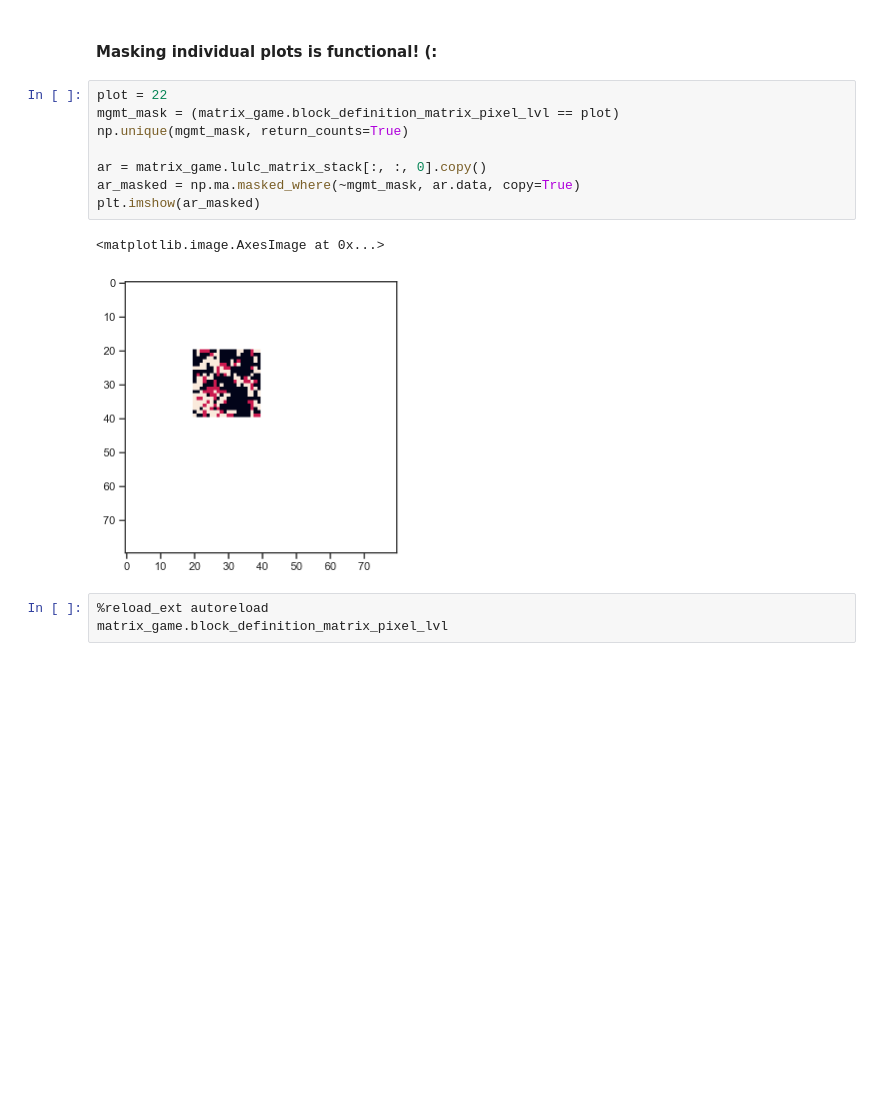
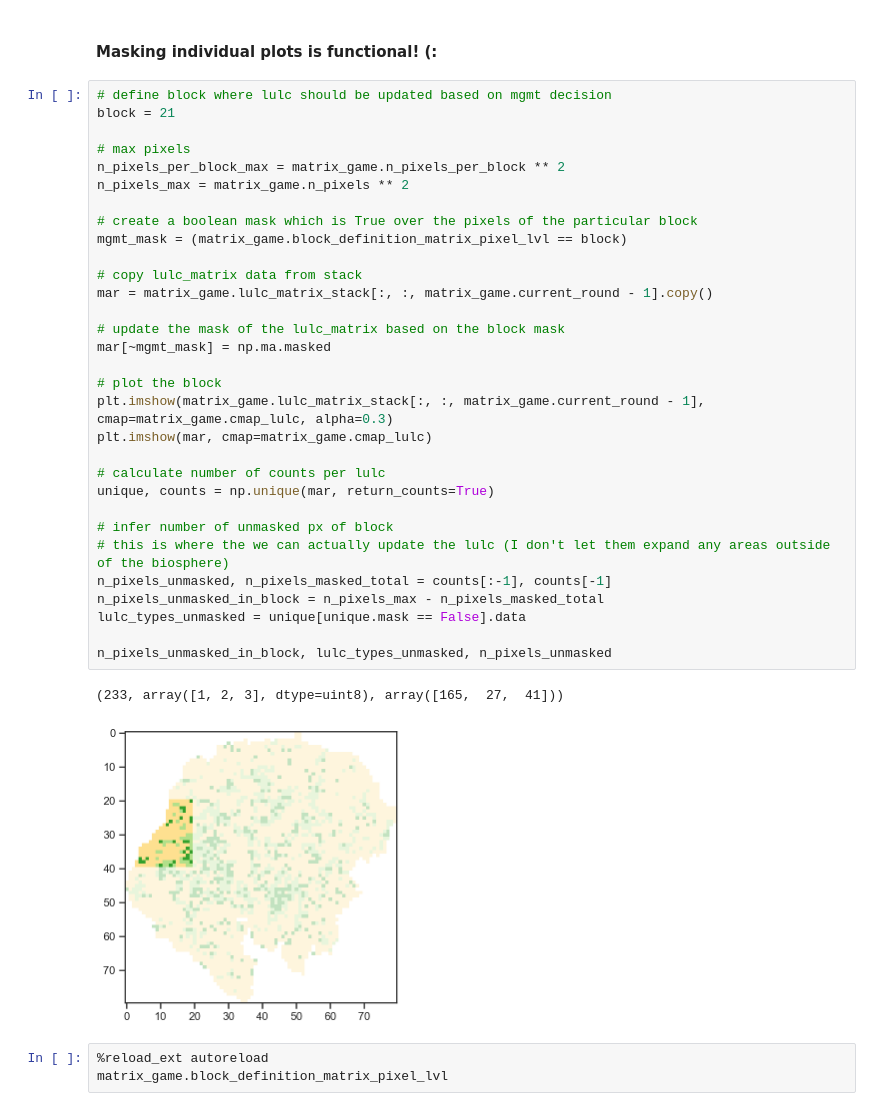
Before and after one commit to derpyninja/gecm, a Jupyter notebook: notebooks/01-mb-fz-prototype-v2.ipynb, the cells around one changed output. Drawn from its saved outputs; the diff is of its cells as text; blank space fills up the shorter version.

```diff
--- a/notebooks/01-mb-fz-prototype-v2.ipynb
+++ b/notebooks/01-mb-fz-prototype-v2.ipynb
@@ -262,16 +257,39 @@ matrix_game.df_mgmt_decisions_long.query("round == 1 & plot > 0")
 # %% [markdown]
 #### Masking individual plots is functional! (:
-# %%
-plot = 22
-mgmt_mask = (matrix_game.block_definition_matrix_pixel_lvl == plot)
-np.unique(mgmt_mask, return_counts=True)
-
-ar = matrix_game.lulc_matrix_stack[:, :, 0].copy()
-ar_masked = np.ma.masked_where(~mgmt_mask, ar.data, copy=True)
-plt.imshow(ar_masked)
-# %% [output]
-<matplotlib.image.AxesImage at 0x...>
-[figure, removed]
+# %%
+# define block where lulc should be updated based on mgmt decision
+block = 21
+
+# max pixels
+n_pixels_per_block_max = matrix_game.n_pixels_per_block ** 2
+n_pixels_max = matrix_game.n_pixels ** 2
+
+# create a boolean mask which is True over the pixels of the particular block
+mgmt_mask = (matrix_game.block_definition_matrix_pixel_lvl == block)
+
+# copy lulc_matrix data from stack
+mar = matrix_game.lulc_matrix_stack[:, :, matrix_game.current_round - 1].copy()
+
+# update the mask of the lulc_matrix based on the block mask
+mar[~mgmt_mask] = np.ma.masked
+
+# plot the block
+plt.imshow(matrix_game.lulc_matrix_stack[:, :, matrix_game.current_round - 1], cmap=matrix_game.cmap_lulc, alpha=0.3)
+plt.imshow(mar, cmap=matrix_game.cmap_lulc)
+
+# calculate number of counts per lulc
+unique, counts = np.unique(mar, return_counts=True)
+
+# infer number of unmasked px of block
+# this is where the we can actually update the lulc (I don't let them expand any areas outside of the biosphere)
+n_pixels_unmasked, n_pixels_masked_total = counts[:-1], counts[-1]
+n_pixels_unmasked_in_block = n_pixels_max - n_pixels_masked_total
+lulc_types_unmasked = unique[unique.mask == False].data
+
+n_pixels_unmasked_in_block, lulc_types_unmasked, n_pixels_unmasked
+# %% [output]
+(233, array([1, 2, 3], dtype=uint8), array([165,  27,  41]))
+[figure, added]
 # %%
 %reload_ext autoreload
 matrix_game.block_definition_matrix_pixel_lvl
```
Also changed, not shown: parts of 6 cells of this notebook, 6 other files.
